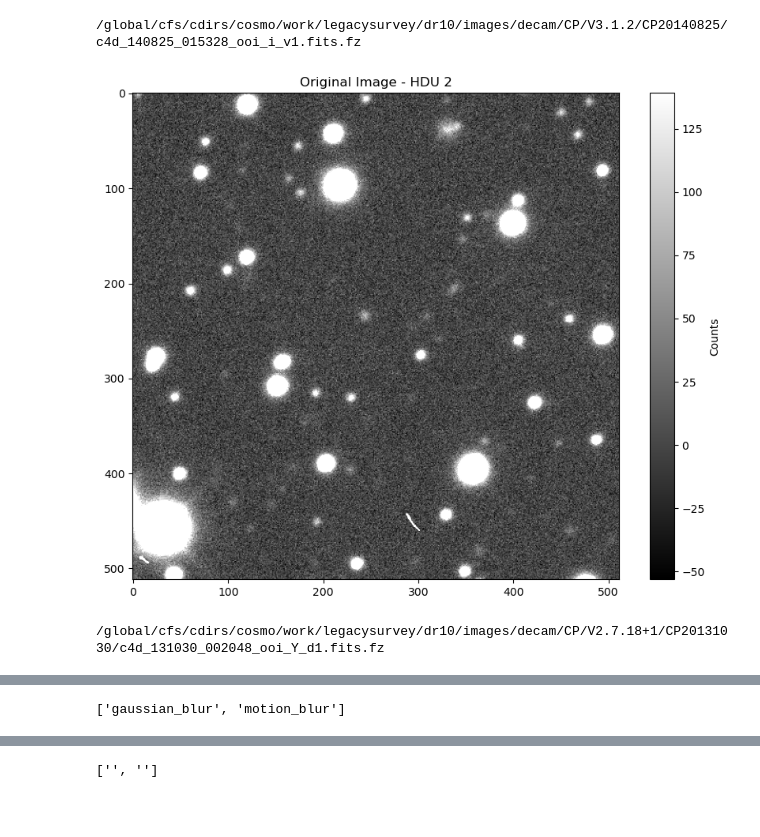
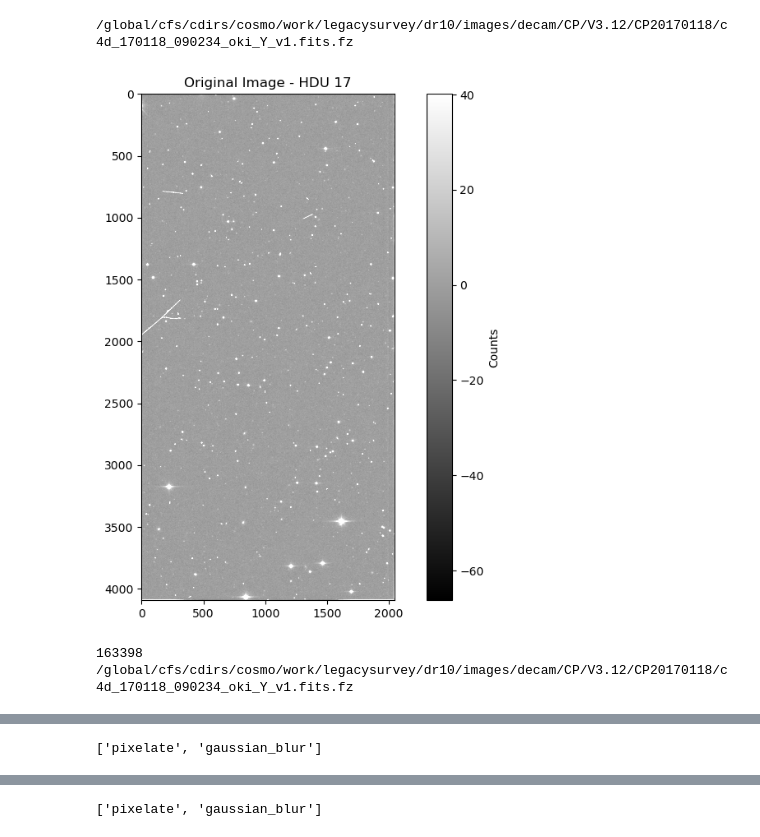
Before and after one commit to BorchaniSalma/train_ARNIQA, a Jupyter notebook: data/testing.ipynb, the cells around one changed output, grey strips where cells are left out. Drawn from its saved outputs; the diff is of its cells as text; code cells hidden in the pictures; blank space fills up the shorter version.

```diff
--- a/data/testing.ipynb
+++ b/data/testing.ipynb
@@ -486,7 +484,6 @@ def plot_image(image: torch.Tensor, title: str = "Distorted Image"):
         image (Tensor): image to plot
         title (str): title of the plot
     """
-    # Squeeze the singleton dimension
     image = image.squeeze()
 
     # Display the image with Z-scaled normalization
@@ -509,11 +506,10 @@ def display_original_image(image_path, image_hdu):
 
     bkg = Background2D(image_data, (60, 60), filter_size=(3, 3), bkg_estimator=sexbkg)
     image_data_subtracted = image_data - bkg.background
-    cropped_data = image_data_subtracted[512:1024, 512:1024]
 
     fig, axs = plt.subplots(figsize=(10, 8))
-    norm1 = ImageNormalize(cropped_data, interval=zscale_interval)
-    im1 = axs.imshow(cropped_data, cmap='gray', norm=norm1)
+    norm1 = ImageNormalize(image_data_subtracted, interval=zscale_interval)
+    im1 = axs.imshow(image_data_subtracted, cmap='gray', norm=norm1)
     axs.set_title(f'Original Image - HDU {image_hdu}')
     fig.colorbar(im1, ax=axs, label='Counts')
     # Show the plot
@@ -692,6 +672,7 @@ train_dataset = DECAMDataset(root="/global/cfs/cdirs/cosmo/work/legacysurvey/dr1
 # %%
-train_dataloader = DECAMDataset.__getitem__(train_dataset, index=1)
+train_dataloader = DECAMDataset.__getitem__(train_dataset, index=334371)
 # %% [output]
-/global/cfs/cdirs/cosmo/work/legacysurvey/dr10/images/decam/CP/V3.1.2/CP20140825/c4d_140825_015328_ooi_i_v1.fits.fz
+/global/cfs/cdirs/cosmo/work/legacysurvey/dr10/images/decam/CP/V3.12/CP20170118/c4d_170118_090234_oki_Y_v1.fits.fz
-[figure, old version]
+[figure, new version]
-/global/cfs/cdirs/cosmo/work/legacysurvey/dr10/images/decam/CP/V2.7.18+1/CP20131030/c4d_131030_002048_ooi_Y_d1.fits.fz
+163398
+/global/cfs/cdirs/cosmo/work/legacysurvey/dr10/images/decam/CP/V3.12/CP20170118/c4d_170118_090234_oki_Y_v1.fits.fz
@@ -699 +680 @@ train_dataloader = DECAMDataset.__getitem__(train_dataset, index=1)
-['gaussian_blur', 'motion_blur']
+['pixelate', 'gaussian_blur']
@@ -701 +682 @@ train_dataloader = DECAMDataset.__getitem__(train_dataset, index=1)
-['', '']
+['pixelate', 'gaussian_blur']
```
Also changed, not shown: parts of 7 cells of this notebook, 3 other files.
